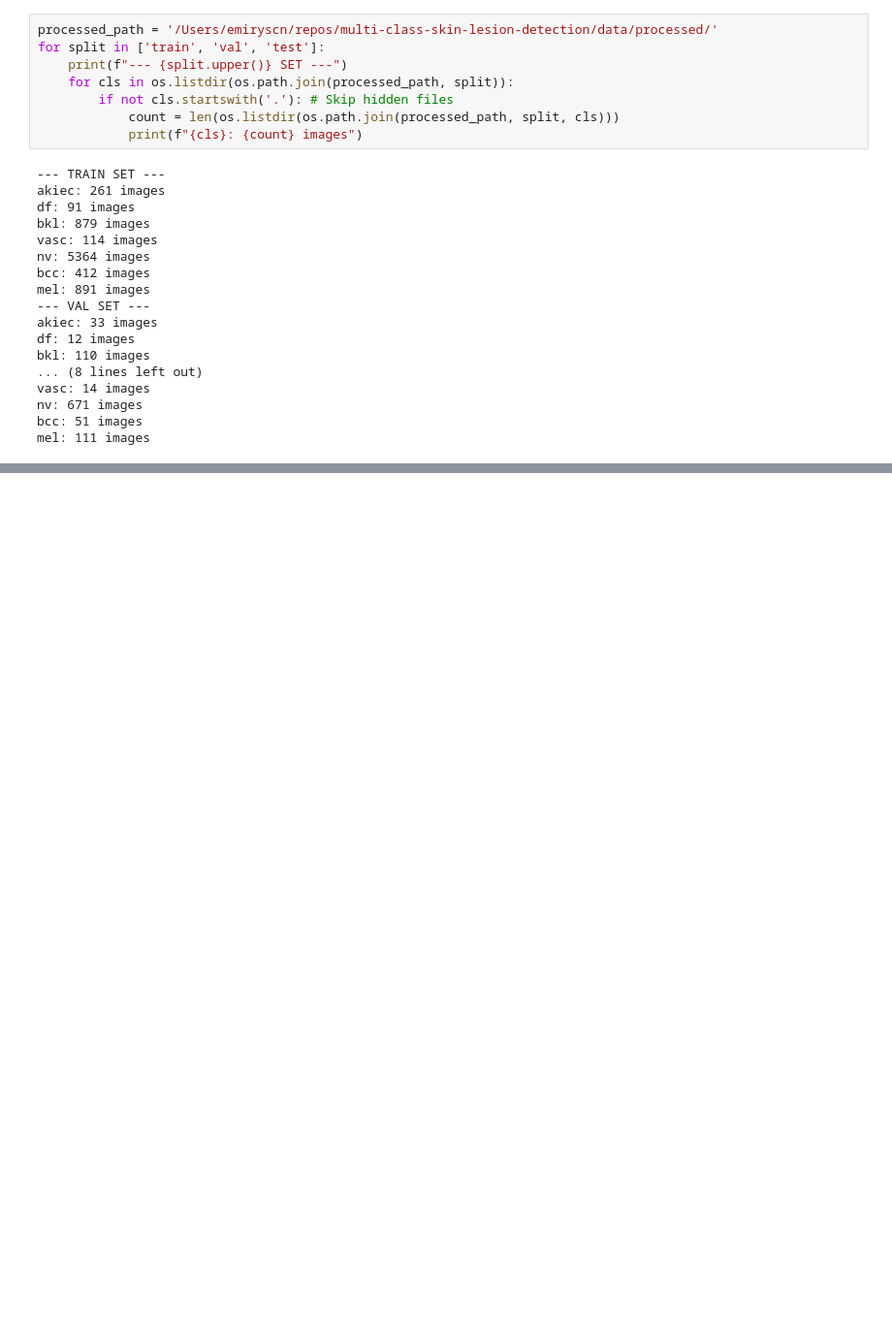
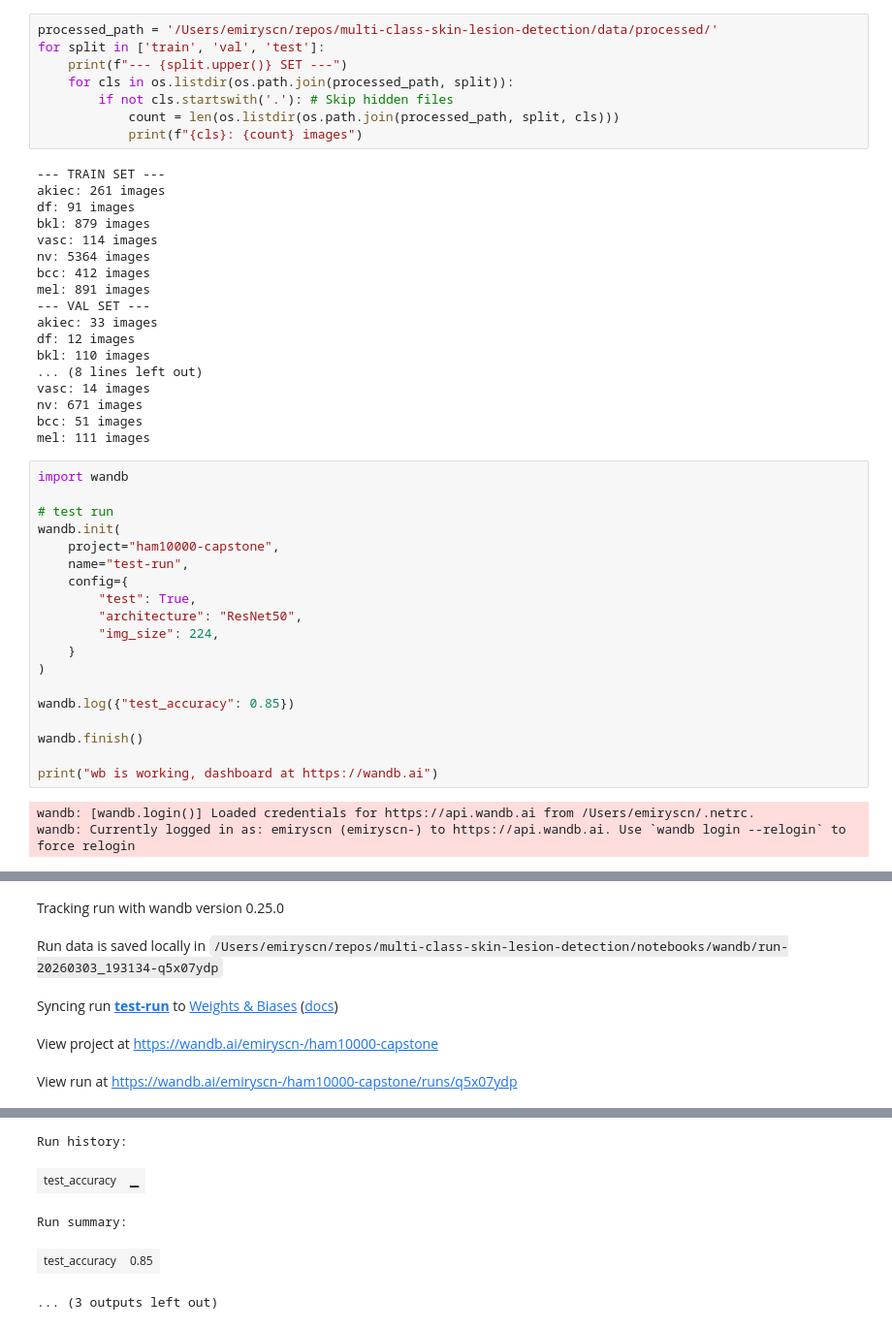
Before and after one commit to EmirYscn/multi-class-skin-lesion-detection, a Jupyter notebook: notebooks/setup.ipynb, the cells around one changed output, grey strips where cells are left out. Shown at 97% size. Cells and saved outputs as stored; diff of their text form; blank space fills up the shorter version.

Commit message:
wandb, data pipeline setup

```diff
--- a/notebooks/setup.ipynb
+++ b/notebooks/setup.ipynb
@@ -182,3 +182,25 @@ vasc: 14 images
 nv: 671 images
 bcc: 51 images
 mel: 111 images
+# %%
+import wandb
+
+# test run
+wandb.init(
+    project="ham10000-capstone",
+    name="test-run",
+    config={
+        "test": True,
+        "architecture": "ResNet50",
+        "img_size": 224,
+    }
+)
+
+wandb.log({"test_accuracy": 0.85})
+
+wandb.finish()
+
+print("wb is working, dashboard at https://wandb.ai")
+# %% [output]
+wandb: [wandb.login()] Loaded credentials for https://api.wandb.ai from /Users/emiryscn/.netrc.
+wandb: Currently logged in as: emiryscn (emiryscn-) to https://api.wandb.ai. Use `wandb login --relogin` to force relogin
@@ -184,0 +208,5 @@ mel: 111 images
+Tracking run with wandb version 0.25.0
+Run data is saved locally in /Users/emiryscn/repos/multi-class-skin-lesion-detection/notebooks/wandb/run-20260303_193134-q5x07ydp
+Syncing run test-run to Weights & Biases (docs)
+View project at https://wandb.ai/emiryscn-/ham10000-capstone
+View run at https://wandb.ai/emiryscn-/ham10000-capstone/runs/q5x07ydp
@@ -184,0 +214,5 @@ mel: 111 images
+Run history:
+| test_accuracy | ▁ |
+Run summary:
+| test_accuracy | 0.85 |
+... (3 outputs left out)
```
Also changed, not shown: parts of 1 cell of this notebook, 1 other file.
